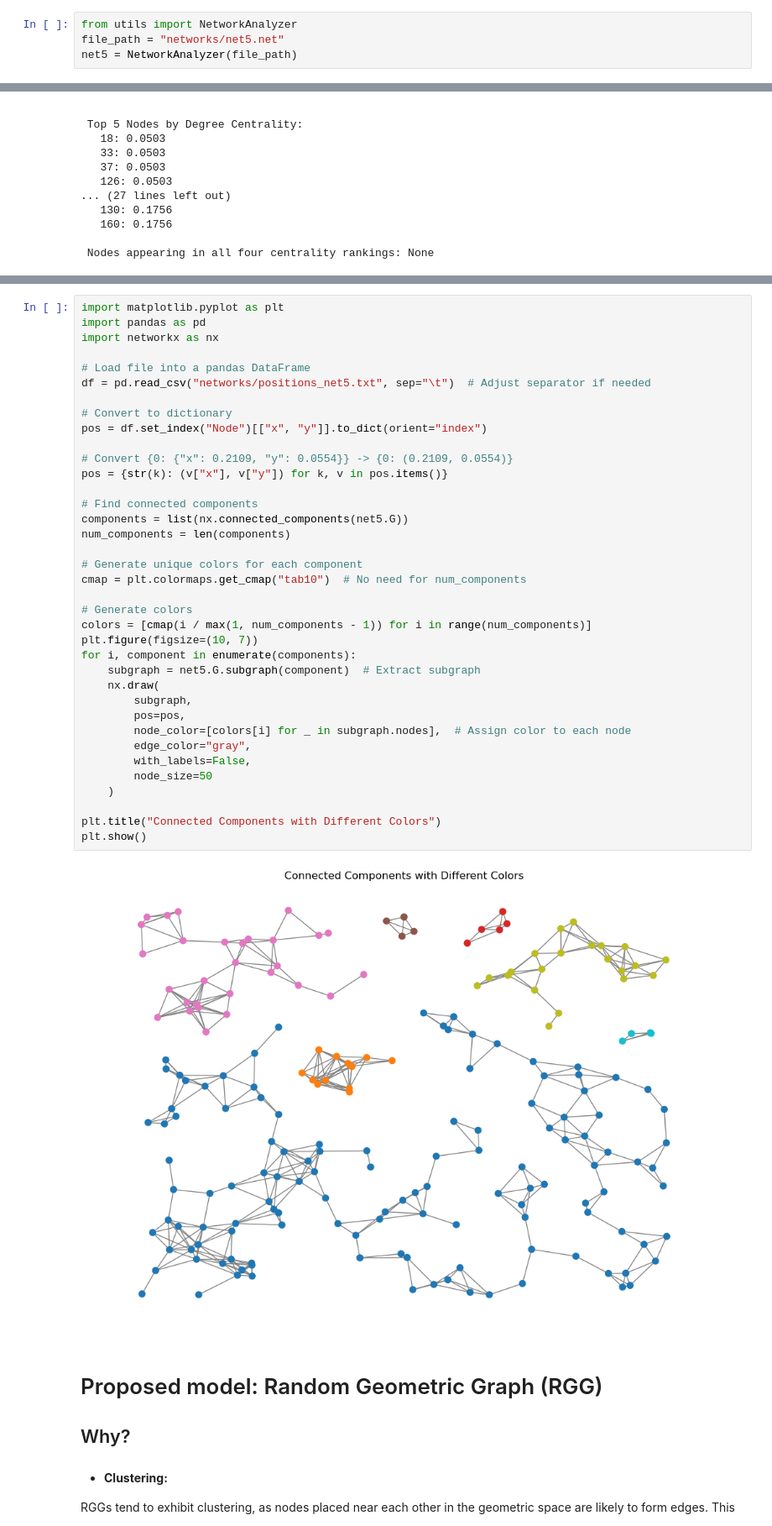
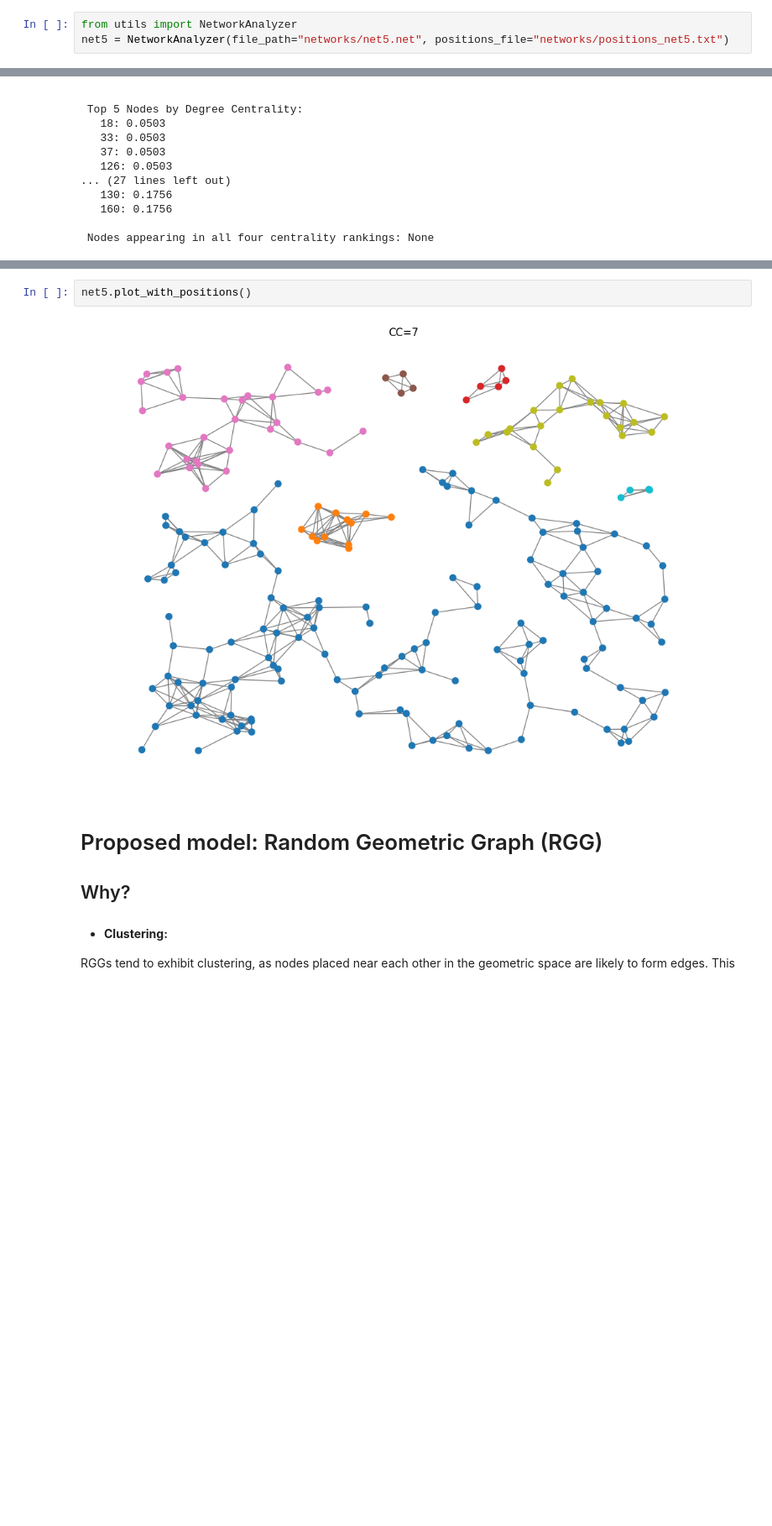
Before and after one commit to imiguelrodriguez/A1_ComplexNetworks, a Jupyter notebook: networks_analyzer.ipynb, the cells around one changed output, grey strips where cells are left out. Shown at 84% size. Cells and saved outputs as stored; diff of their text form; blank space fills up the shorter version.

```diff
--- a/networks_analyzer.ipynb
+++ b/networks_analyzer.ipynb
@@ -431,8 +431,7 @@ PS: Networks are encoded in the pajek format (.net). The students should use nx.
 # Net 5
 # %%
 from utils import NetworkAnalyzer
-file_path = "networks/net5.net"
-net5 = NetworkAnalyzer(file_path)
+net5 = NetworkAnalyzer(file_path="networks/net5.net", positions_file="networks/positions_net5.txt")
 # %%
 import networkx as nx
 nx.is_connected(net5.G)
@@ -484,42 +483,7 @@ net5.plot_spearman_centrality_correlation()
 # %%
-import matplotlib.pyplot as plt
-import pandas as pd
-import networkx as nx
-
-# Load file into a pandas DataFrame
-df = pd.read_csv("networks/positions_net5.txt", sep="\t")  # Adjust separator if needed
-
-# Convert to dictionary
-pos = df.set_index("Node")[["x", "y"]].to_dict(orient="index")
-
-# Convert {0: {"x": 0.2109, "y": 0.0554}} -> {0: (0.2109, 0.0554)}
-pos = {str(k): (v["x"], v["y"]) for k, v in pos.items()}
-
-# Find connected components
-components = list(nx.connected_components(net5.G))
-num_components = len(components)
-
-# Generate unique colors for each component
-cmap = plt.colormaps.get_cmap("tab10")  # No need for num_components
-
-# Generate colors
-colors = [cmap(i / max(1, num_components - 1)) for i in range(num_components)]
-plt.figure(figsize=(10, 7))
-for i, component in enumerate(components):
-    subgraph = net5.G.subgraph(component)  # Extract subgraph
-    nx.draw(
-        subgraph,
-        pos=pos,
-        node_color=[colors[i] for _ in subgraph.nodes],  # Assign color to each node
-        edge_color="gray",
-        with_labels=False,
-        node_size=50
-    )
-
-plt.title("Connected Components with Different Colors")
-plt.show()
+net5.plot_with_positions()
 # %% [output]
-[figure, old version]
+[figure, new version]
 # %% [markdown]
 # Proposed model: Random Geometric Graph (RGG)
 ## Why?
```
Also changed, not shown: parts of 10 cells of this notebook, 1 other file.
